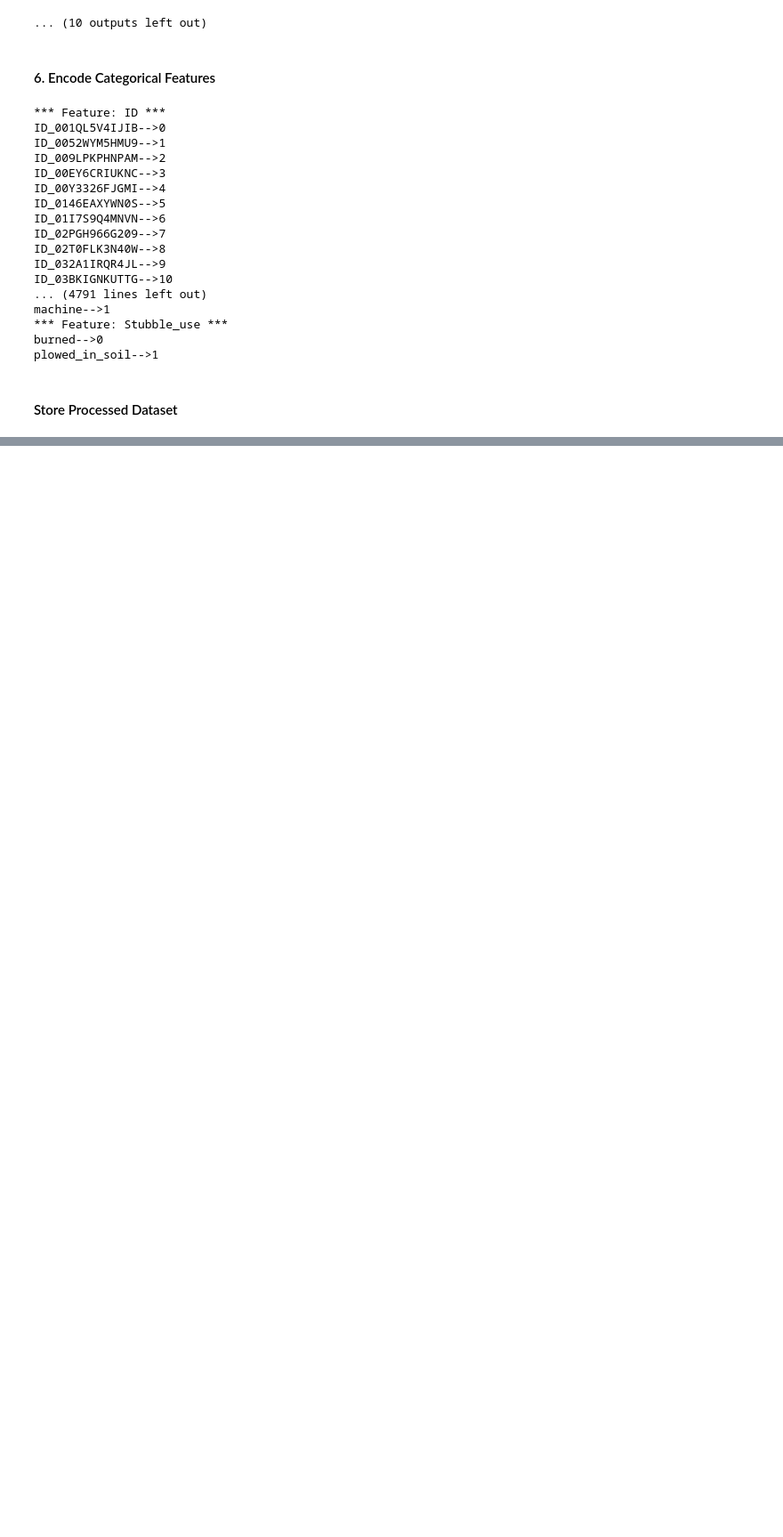
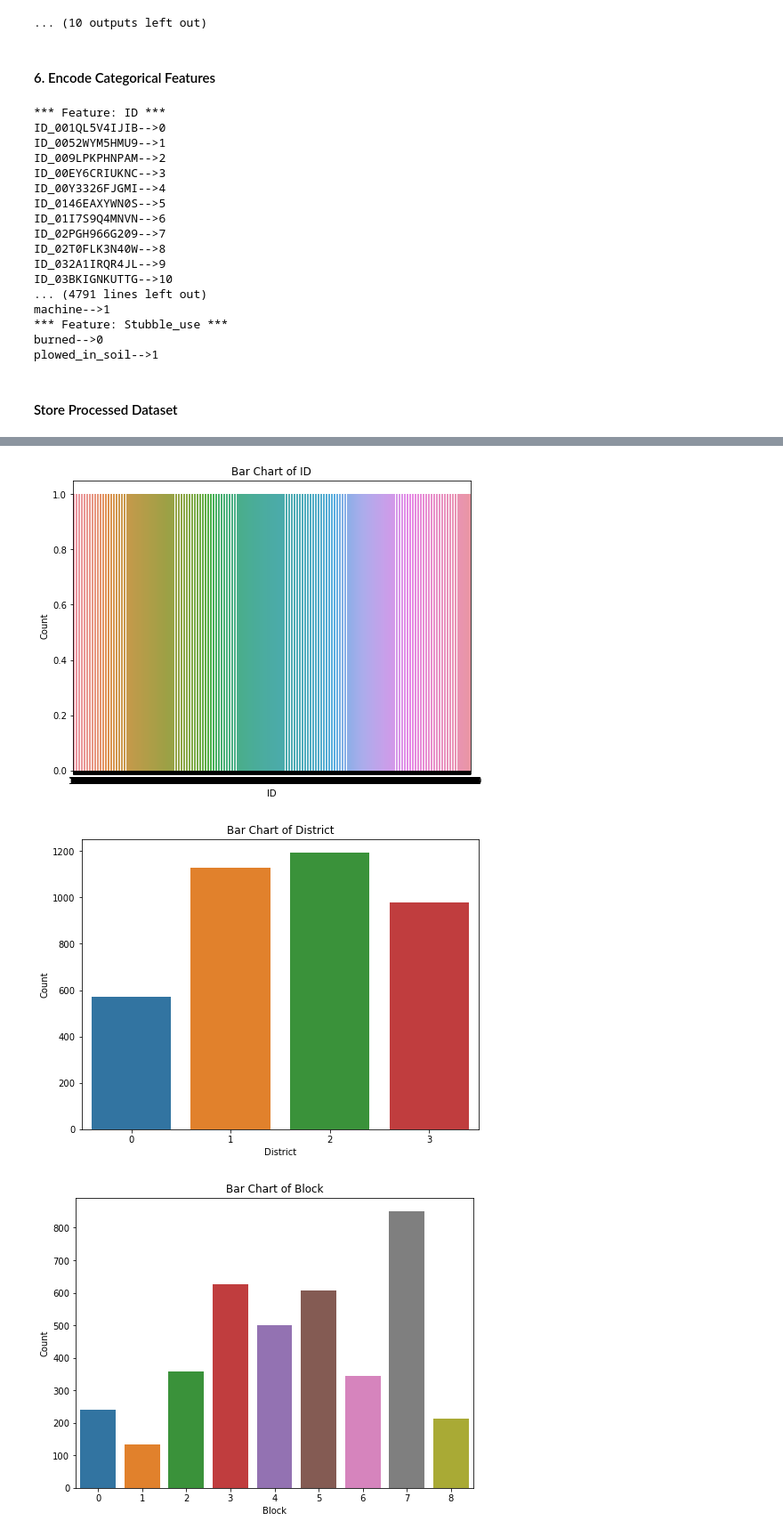
Before and after one commit to sainitheesh18/Digital-Green-Crop-Yield-Estimate-Challenge, a Jupyter notebook: EDA.ipynb, the cells around one changed output, grey strips where cells are left out. Shown at 89% size. Cells and saved outputs as stored; diff of their text form; code cells hidden in the pictures; blank space fills up the shorter version.

Commit message:
EDA - Data Quality Report

```diff
--- a/EDA.ipynb
+++ b/EDA.ipynb
@@ -359,10 +401,13 @@ NameError: name 'sns' is not defined
 # %%
 # Plot bar charts for categorical features
 for feature in cat_features:
     plt.figure(figsize=(8, 6))
-    sns.countplot(train_data=data, x=feature)
+    sns.countplot(data=train_data, x=feature)
     plt.title(f'Bar Chart of {feature}')
     plt.xlabel(feature)
     plt.ylabel('Count')
     plt.show()
 # %% [output]
+[figure, added]
+[figure, added]
+[figure, added]
```
Also changed, not shown: parts of 9 cells of this notebook.
